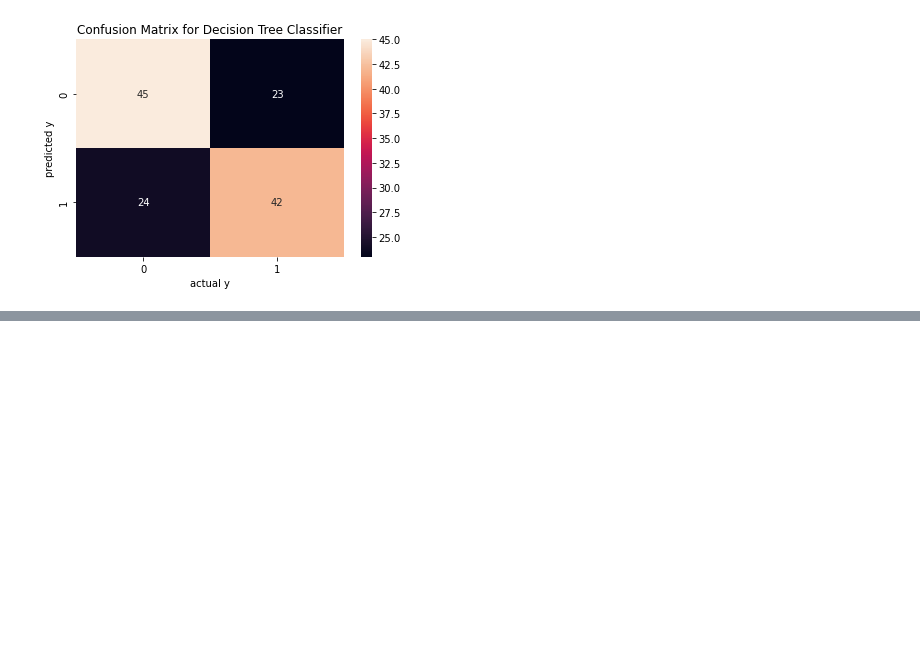
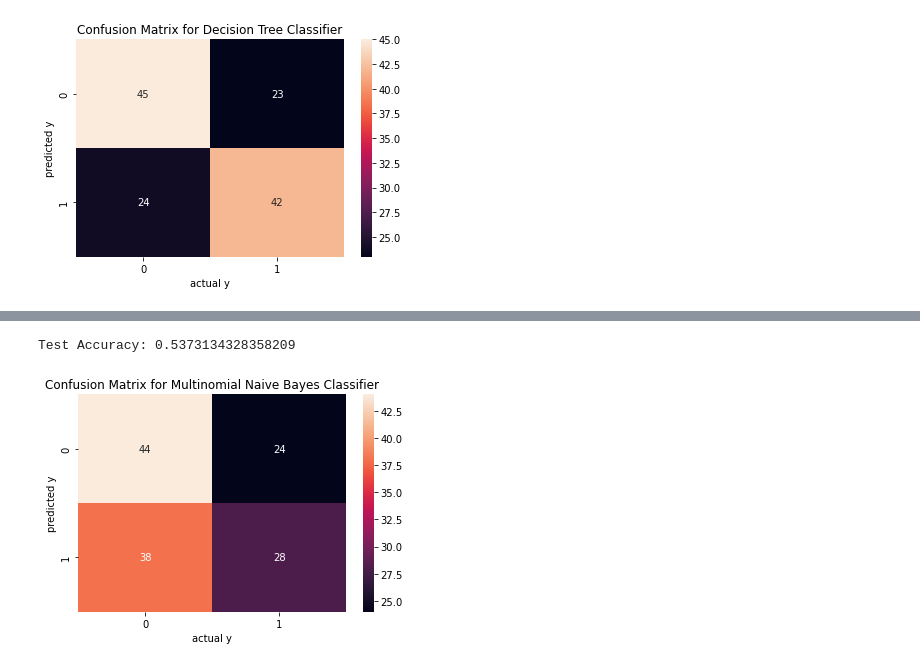
Before and after one commit to emmim25/Group08_Project, a Jupyter notebook: BMEN415_Group8_Final_Project_Models.ipynb, the cells around one changed output, grey strips where cells are left out. Saved outputs shown, nothing was run; the diff lists cells and outputs as text; code cells hidden in the pictures; blank space fills up the shorter version.

```diff
--- a/BMEN415_Group8_Final_Project_Models.ipynb
+++ b/BMEN415_Group8_Final_Project_Models.ipynb
@@ -656,0 +721,19 @@ Test Accuracy: 0.6492537313432836
+# %%
+# Multinomial classifier
+from sklearn.naive_bayes import MultinomialNB
+
+MNB = MultinomialNB()
+MNB.fit(x_train, y_train)
+
+y_predict = MNB.predict(x_test)
+
+test_matrix = confusion_matrix(y_test, y_predict)
+sns.heatmap(test_matrix, annot=True)
+plt.xlabel('actual y')
+plt.ylabel('predicted y')
+plt.title("Confusion Matrix for Multinomial Naive Bayes Classifier")
+test_accuracy = (test_matrix[0,0]+test_matrix[1,1])/(test_matrix[0,0]+test_matrix[0,1]+test_matrix[1,0]+test_matrix[1,1])
+print('Test Accuracy:', test_accuracy)
+# %% [output]
+Test Accuracy: 0.5373134328358209
+[figure, added]
```
Also changed, not shown: parts of 13 cells of this notebook.
